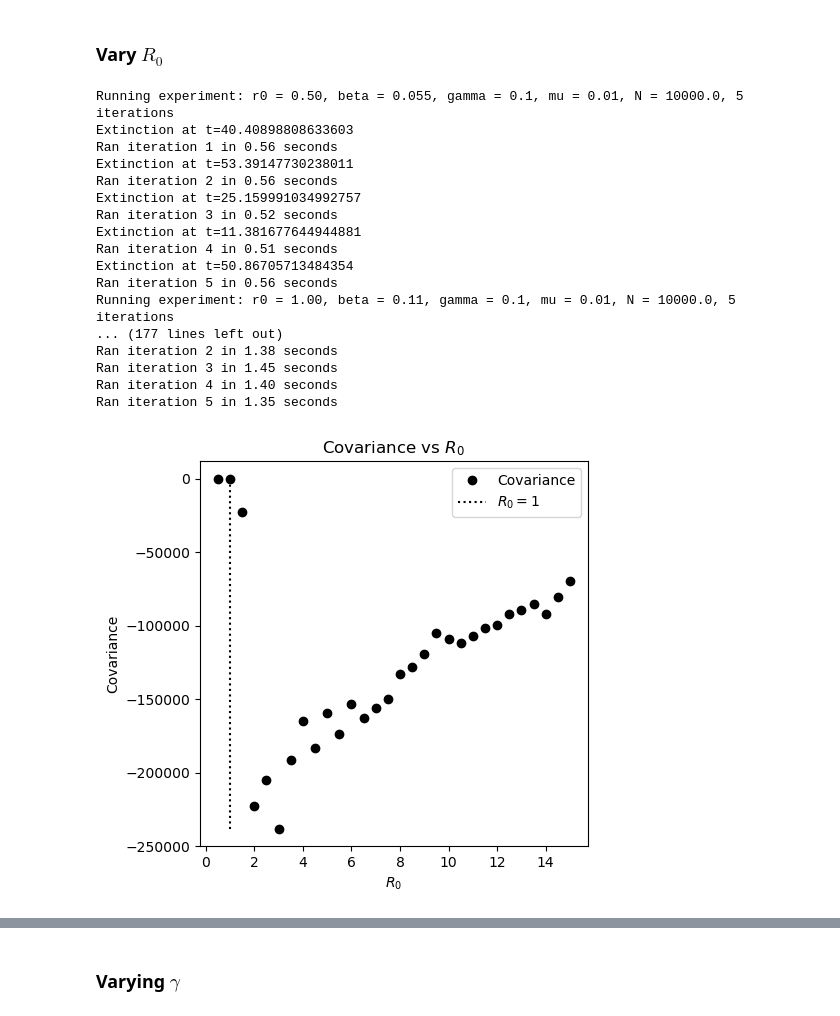
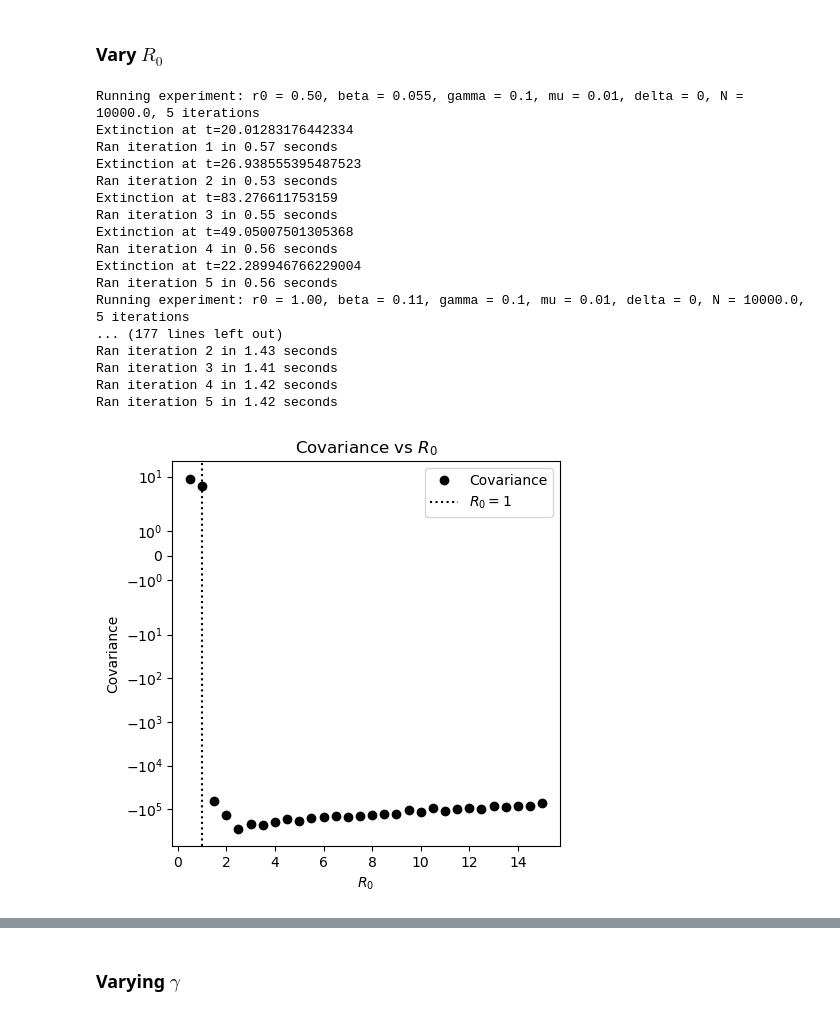
Before and after one commit to kylehtunis/stochastic-modeling, a Jupyter notebook: problem1.ipynb, the cells around one changed output, grey strips where cells are left out. Cells and saved outputs as stored; diff of their text form; code cells hidden in the pictures.

```diff
--- a/problem1.ipynb
+++ b/problem1.ipynb
@@ -38,15 +39,16 @@ class Population:
         return (self.X, self.Y, self.Z)
 
 class Gillespie_Parameters:
-    def __init__(self, population_size, initial_infected, beta, gamma, mu):
+    def __init__(self, population_size, initial_infected, beta, gamma, mu, delta=0):
         self.population = Population(population_size - initial_infected, initial_infected, 0)
         self.beta = beta
         self.gamma = gamma
         self.mu = mu
+        self.delta = delta
         self.r0 = beta / (gamma + mu)
 
     def __str__(self):
-        return f"r0 = {self.r0:.2f}, beta = {self.beta}, gamma = {self.gamma}, mu = {self.mu}, N = {self.population.N()}"
+        return f"r0 = {self.r0:.2f}, beta = {self.beta}, gamma = {self.gamma}, mu = {self.mu}, delta = {self.delta}, N = {self.population.N()}"
 
 class Event:
     def __init__(self, name, rate_function, result_function):
@@ -178,6 +186,7 @@ def gillespie(params: Gillespie_Parameters, events: list[Event], t_max) -> list[
         results[1].append(params.population.X)
         results[2].append(params.population.Y)
         results[3].append(params.population.Z)
+        # print(f'{events[event_index].name} at t={t}, N={params.population.N()}')
     params.population = pop
     return results
 
@@ -203,6 +212,14 @@ class Experiment:
         self.results = Results(standardized_results)
         return self.results
 
+    def integrate_deterministic_sir(self, deterministic_sir_function):
+        return solve_ivp(
+            deterministic_sir_function,
+            (0, self.simulation_length),
+            self.params.population.tuple(),
+            t_eval=np.linspace(0, self.simulation_length, self.simulation_length * self.data_rate),
+            args=(self.params.beta, self.params.gamma, self.params.mu))
+
 class Experiments:
     def __init__(self, experiments: list[Experiment]):
         self.experiments = experiments
@@ -304,42 +312,42 @@ for r0 in r0s:
     r0experiments.experiments.append(Experiment(Gillespie_Parameters(population_size, initial_infected, beta=r0 * (gamma + mu), gamma=gamma, mu=mu), events, sim_length, data_rate, iterations))
 r0experiments.run()
 # %% [output]
-Running experiment: r0 = 0.50, beta = 0.055, gamma = 0.1, mu = 0.01, N = 10000.0, 5 iterations
-Extinction at t=40.40898808633603
-Ran iteration 1 in 0.56 seconds
-Extinction at t=53.39147730238011
-Ran iteration 2 in 0.56 seconds
-Extinction at t=25.159991034992757
-Ran iteration 3 in 0.52 seconds
-Extinction at t=11.381677644944881
-Ran iteration 4 in 0.51 seconds
-Extinction at t=50.86705713484354
+Running experiment: r0 = 0.50, beta = 0.055, gamma = 0.1, mu = 0.01, delta = 0, N = 10000.0, 5 iterations
+Extinction at t=20.01283176442334
+Ran iteration 1 in 0.57 seconds
+Extinction at t=26.938555395487523
+Ran iteration 2 in 0.53 seconds
+Extinction at t=83.276611753159
+Ran iteration 3 in 0.55 seconds
+Extinction at t=49.05007501305368
+Ran iteration 4 in 0.56 seconds
+Extinction at t=22.289946766229004
 Ran iteration 5 in 0.56 seconds
-Running experiment: r0 = 1.00, beta = 0.11, gamma = 0.1, mu = 0.01, N = 10000.0, 5 iterations
+Running experiment: r0 = 1.00, beta = 0.11, gamma = 0.1, mu = 0.01, delta = 0, N = 10000.0, 5 iterations
 ... (177 lines left out)
-Ran iteration 2 in 1.38 seconds
-Ran iteration 3 in 1.45 seconds
-Ran iteration 4 in 1.40 seconds
-Ran iteration 5 in 1.35 seconds
+Ran iteration 2 in 1.43 seconds
+Ran iteration 3 in 1.41 seconds
+Ran iteration 4 in 1.42 seconds
+Ran iteration 5 in 1.42 seconds
 # %%
 # plot covariance
 
 plt.figure(figsize=(5,5))
 plt.title('Covariance vs $R_0$')
 plt.xlabel('$R_0$')
 plt.ylabel('Covariance')
-# plt.yscale('symlog')
+plt.yscale('symlog')
 
 covs = []
 for ex in r0experiments.experiments:
     mean = ex.results.mean_result()
     covs.append(mean.s_i_covariance())
 plt.plot(r0s, covs, 'ko', label='Covariance')
-plt.vlines([1], ymin=min(covs), ymax=0, linestyles='dotted', colors='k', label='$R_0=1$')
+plt.axvline(1, color='k', linestyle=':', label='$R_0=1$')
 plt.legend()
 plt.show()
 # %% [output]
-[figure, old version]
+[figure, new version]
 # %%
 graphed_r0s = [0.5, 2.0, 5.0, 15.0]
 plt.figure(figsize=(10, 10))
```
Also changed, not shown: parts of 11 cells of this notebook.
